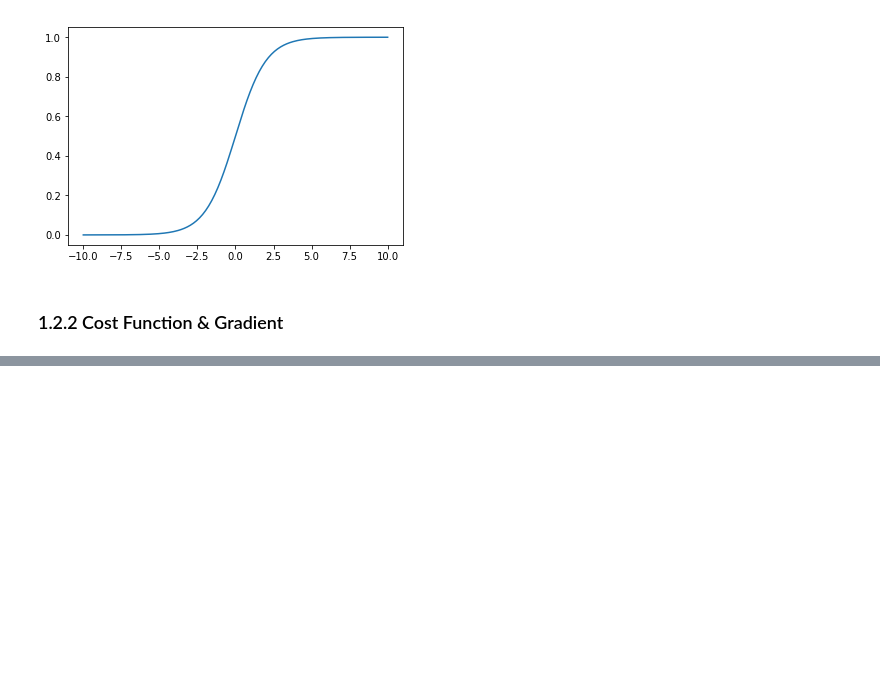
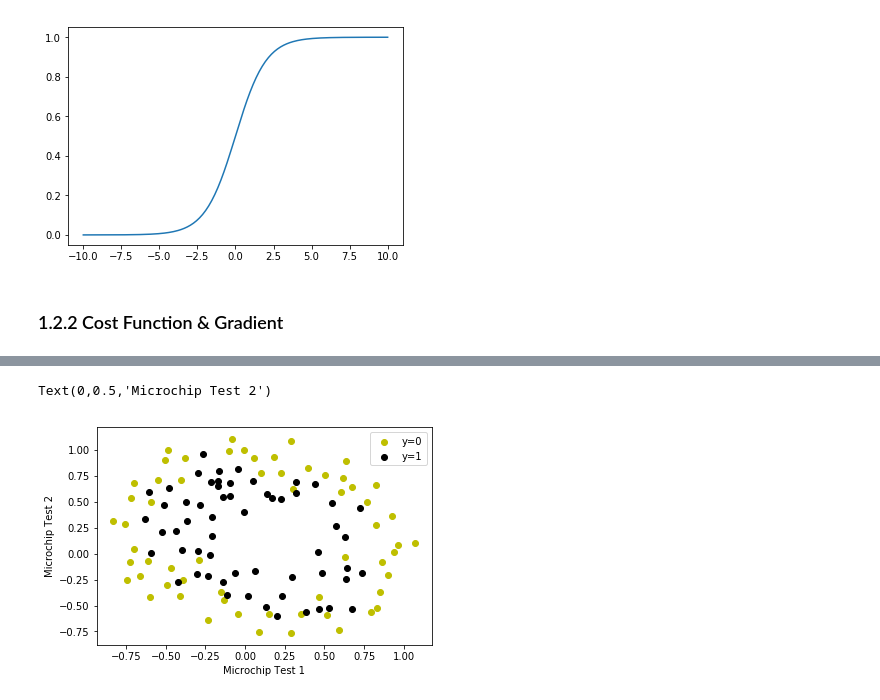
Before and after one commit to jcbaker1/Coursera, a Jupyter notebook: ML/machine-learning-ex2/ex2_python/ex2.ipynb, the cells around one changed output, grey strips where cells are left out. Cells and saved outputs as stored; diff of their text form; code cells hidden in the pictures; blank space fills up the shorter version.

```diff
--- a/ML/machine-learning-ex2/ex2_python/ex2.ipynb
+++ b/ML/machine-learning-ex2/ex2_python/ex2.ipynb
@@ -47,0 +203,14 @@ def costFunction()
+# %%
+data_path = '/Users/Jonathan/Documents/Coursera/ML/machine-learning-ex2/ex2/ex2data2.txt'
+data = np.loadtxt(data_path, delimiter=',')
+X = data[:, [0,1]]
+y = data[:, 2]
+# %%
+plt.scatter(X[y == 0, 0], X[y == 0, 1], label = 'y=0', color='y')
+plt.scatter(X[y == 1, 0], X[y == 1, 1], label = 'y=1', color='k')
+plt.legend()
+plt.xlabel('Microchip Test 1')
+plt.ylabel('Microchip Test 2')
+# %% [output]
+Text(0,0.5,'Microchip Test 2')
+[figure, added]
```
Also changed, not shown: parts of 18 cells of this notebook, 2 other files.
